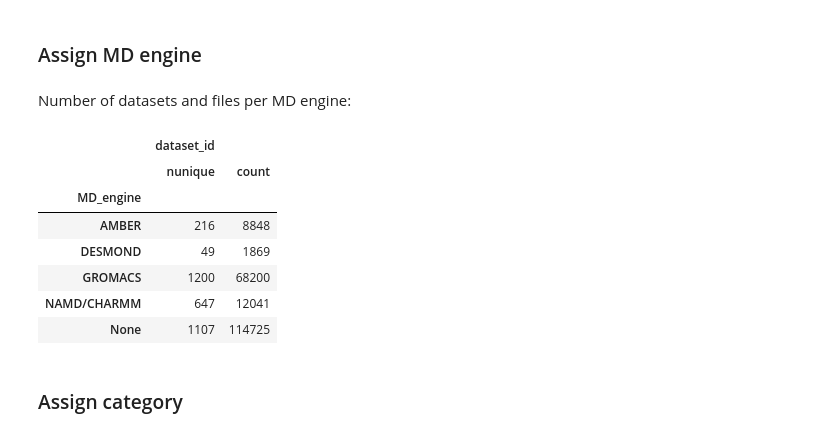
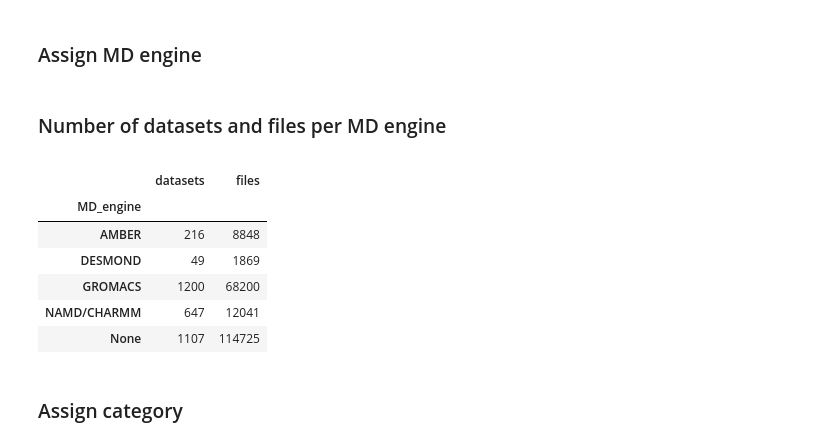
Before and after one commit to MDverse/mdda, a Jupyter notebook: notebooks/paper_figures.ipynb, the cells around one changed output. Saved outputs shown, nothing was run; the diff lists cells and outputs as text; code cells hidden in the pictures.

```diff
--- a/notebooks/paper_figures.ipynb
+++ b/notebooks/paper_figures.ipynb
@@ -5,8 +5,14 @@
 # %%
 import matplotlib.patches as mpatches
 import matplotlib.pyplot as plt
+import numpy as np
 import pandas as pd
+from pysankey import sankey  # https://github.com/Pierre-Sassoulas/pySankey
+from upsetplot import UpSet  # https://upsetplot.readthedocs.io/en/stable/index.html
+from upsetplot import plot as UPplot
 import yaml
+
+pd.set_option("display.max_colwidth", None)
 # %% [markdown]
 ## Load data
 
@@ -116,12 +123,20 @@ def assign_md_engine(file_type):
 
 df["MD_engine"] = df["file_type"].apply(assign_md_engine)
 # %% [markdown]
-Number of datasets and files per MD engine:
+### Number of datasets and files per MD engine
 # %%
-df.groupby("MD_engine").agg({"dataset_id": ["nunique", "count"]})
+(df.
+ groupby("MD_engine")
+ .agg({"dataset_id": ["nunique", "count"]})
+ .rename(columns={
+     "dataset_id": "",
+     "nunique": "datasets",
+     "count": "files"
+ })
+)
 # %% [output]
-|  | dataset_id |  |
-|  | nunique | count |
+|  |  |  |
+|  | datasets | files |
 | MD_engine |  |  |
 | AMBER | 216 | 8848 |
 | DESMOND | 49 | 1869 |
```
Also changed, not shown: parts of 32 cells of this notebook, 1 other file.
